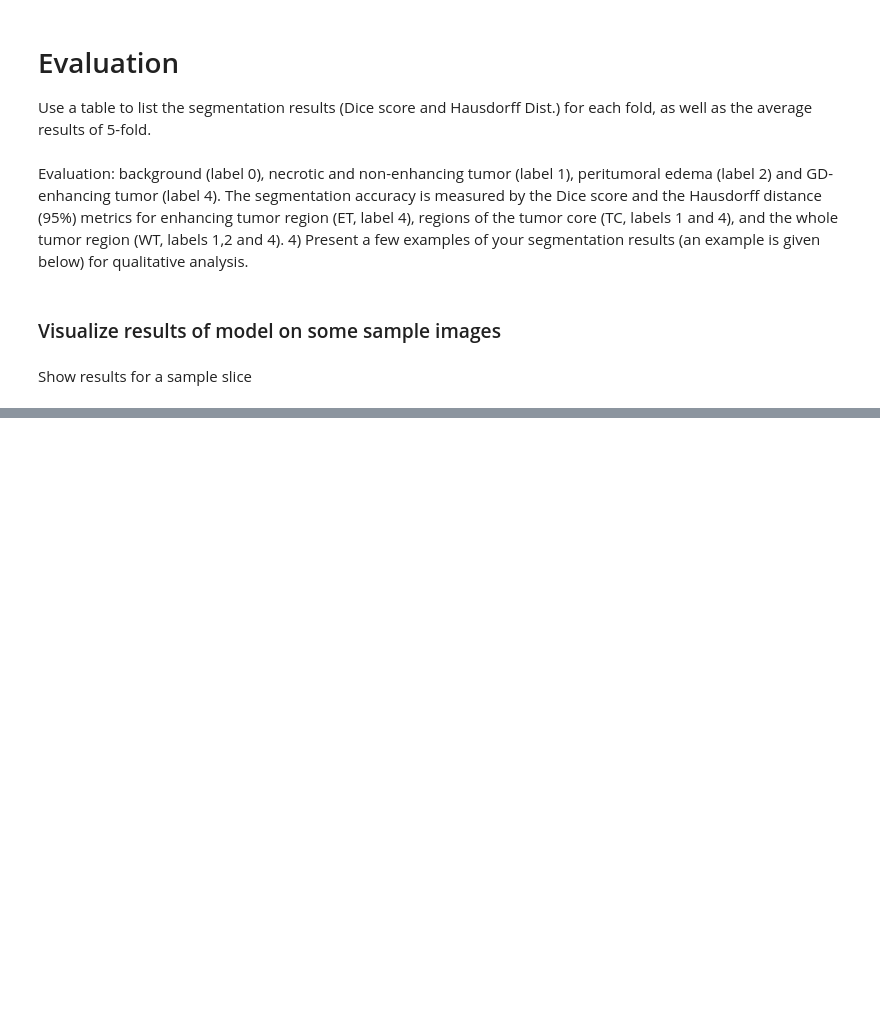
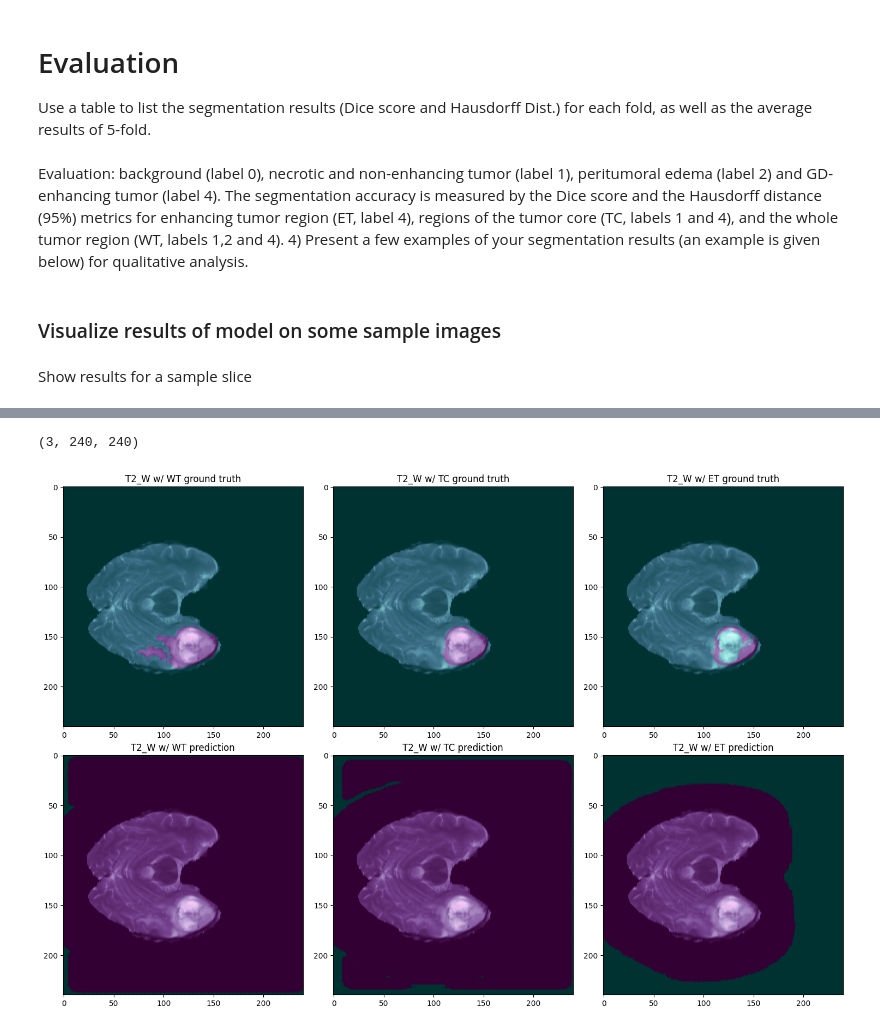
Before and after one commit to nashirj/mri-3d-segmentation, a Jupyter notebook: notebooks/mri-segmentation.ipynb, the cells around one changed output, grey strips where cells are left out. Saved outputs shown, nothing was run; the diff lists cells and outputs as text; code cells hidden in the pictures; blank space fills up the shorter version.

```diff
--- a/notebooks/mri-segmentation.ipynb
+++ b/notebooks/mri-segmentation.ipynb
@@ -498,0 +339,5 @@ plt.savefig('../imgs/model1_dice_scores.png')
+# %%
+plot_output_vs_gt(model, test_img, agg_mask, 50, save_path='../imgs/unet2d-prediction')
+# %% [output]
+(3, 240, 240)
+[figure, added]
```
Also changed, not shown: parts of 21 cells of this notebook, 18 other files.
